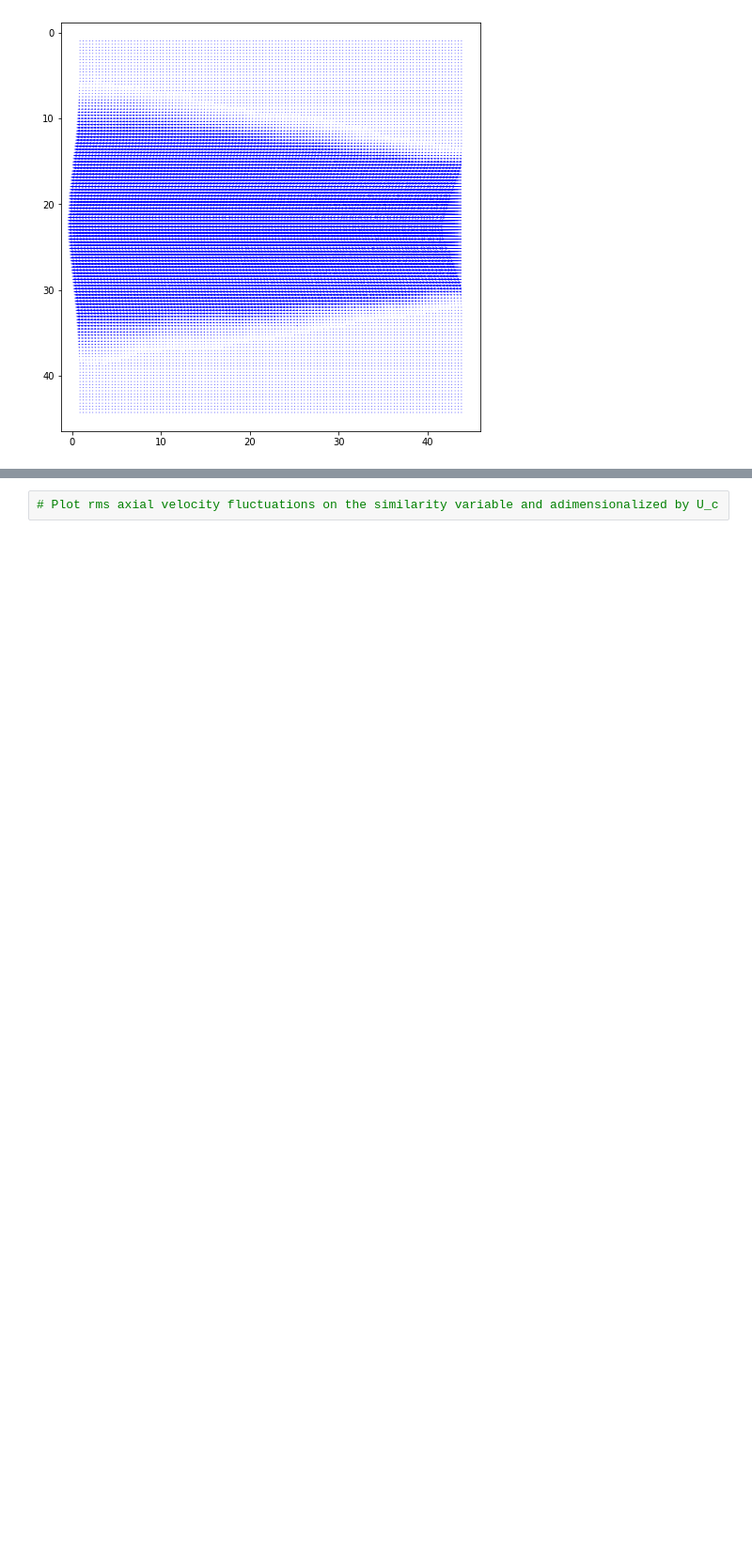
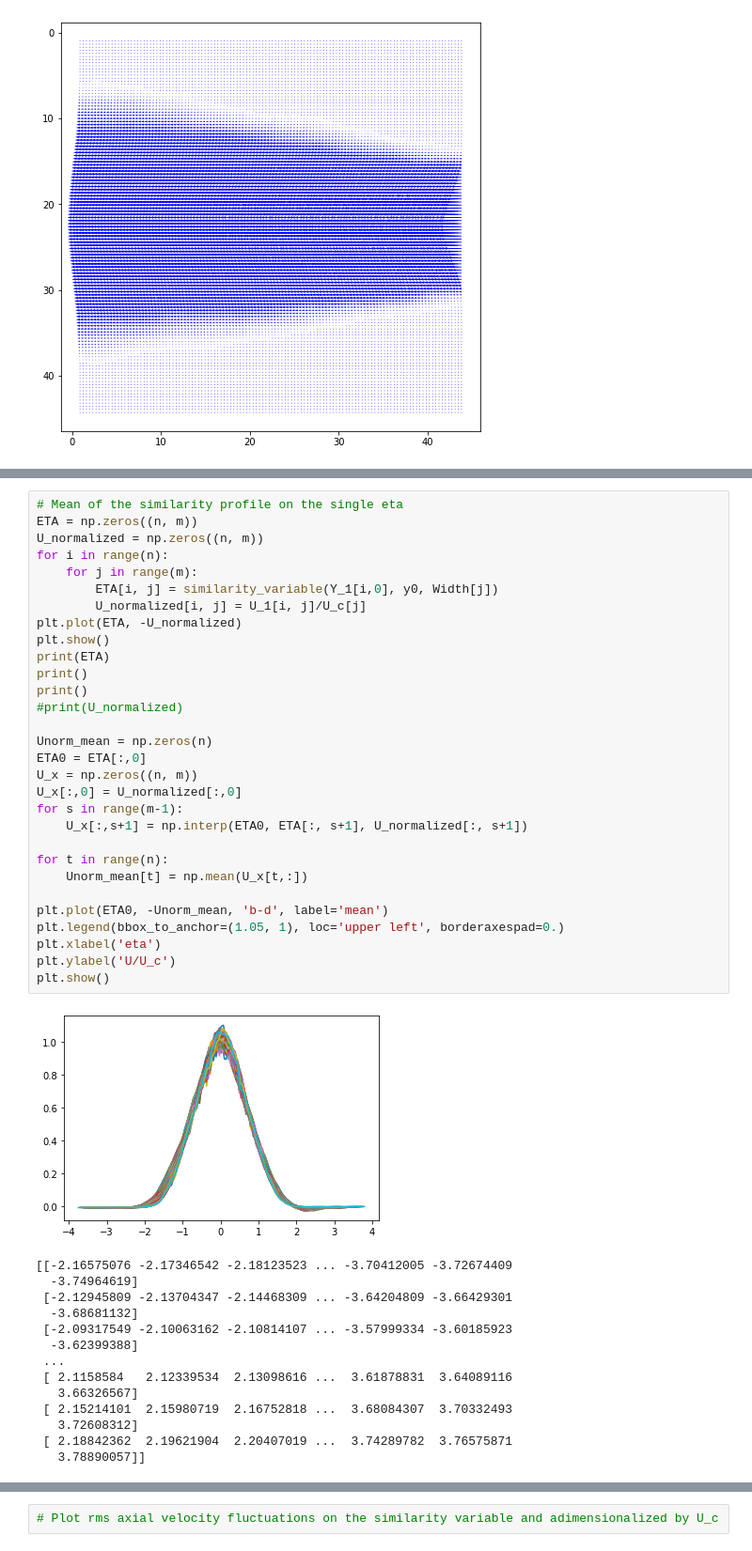
Before and after one commit to 20edo/PIV, a Jupyter notebook: Notebooks/Similarity.ipynb, the cells around one changed output, grey strips where cells are left out. Shown: that part at 94% size. Saved outputs shown, nothing was run; the diff lists cells and outputs as text; blank space fills up the shorter version.

```diff
--- a/Notebooks/Similarity.ipynb
+++ b/Notebooks/Similarity.ipynb
@@ -241,0 +292,45 @@ plt.show()
+# %%
+# Mean of the similarity profile on the single eta
+ETA = np.zeros((n, m))
+U_normalized = np.zeros((n, m))
+for i in range(n):
+    for j in range(m):
+        ETA[i, j] = similarity_variable(Y_1[i,0], y0, Width[j])
+        U_normalized[i, j] = U_1[i, j]/U_c[j]
+plt.plot(ETA, -U_normalized)
+plt.show()
+print(ETA)
+print()
+print()
+#print(U_normalized)
+
+Unorm_mean = np.zeros(n)
+ETA0 = ETA[:,0]
+U_x = np.zeros((n, m))
+U_x[:,0] = U_normalized[:,0]
+for s in range(m-1):
+    U_x[:,s+1] = np.interp(ETA0, ETA[:, s+1], U_normalized[:, s+1])
+
+for t in range(n):
+    Unorm_mean[t] = np.mean(U_x[t,:])
+
+plt.plot(ETA0, -Unorm_mean, 'b-d', label='mean')
+plt.legend(bbox_to_anchor=(1.05, 1), loc='upper left', borderaxespad=0.)
+plt.xlabel('eta')
+plt.ylabel('U/U_c')
+plt.show()
+# %% [output]
+[figure, added]
+[[-2.16575076 -2.17346542 -2.18123523 ... -3.70412005 -3.72674409
+  -3.74964619]
+ [-2.12945809 -2.13704347 -2.14468309 ... -3.64204809 -3.66429301
+  -3.68681132]
+ [-2.09317549 -2.10063162 -2.10814107 ... -3.57999334 -3.60185923
+  -3.62399388]
+ ...
+ [ 2.1158584   2.12339534  2.13098616 ...  3.61878831  3.64089116
+   3.66326567]
+ [ 2.15214101  2.15980719  2.16752818 ...  3.68084307  3.70332493
+   3.72608312]
+ [ 2.18842362  2.19621904  2.20407019 ...  3.74289782  3.76575871
+   3.78890057]]
```
Also changed, not shown: parts of 17 cells of this notebook.
